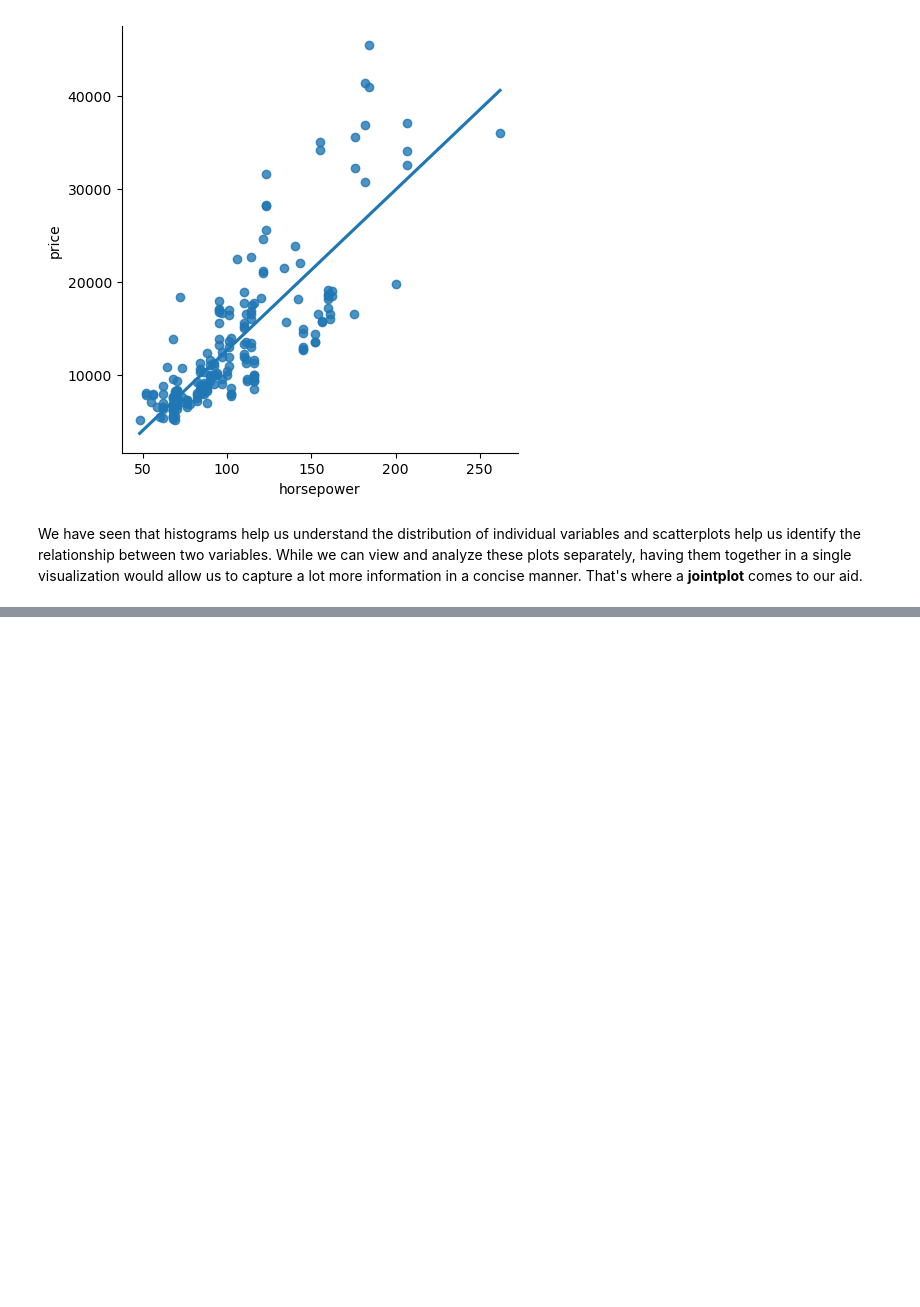
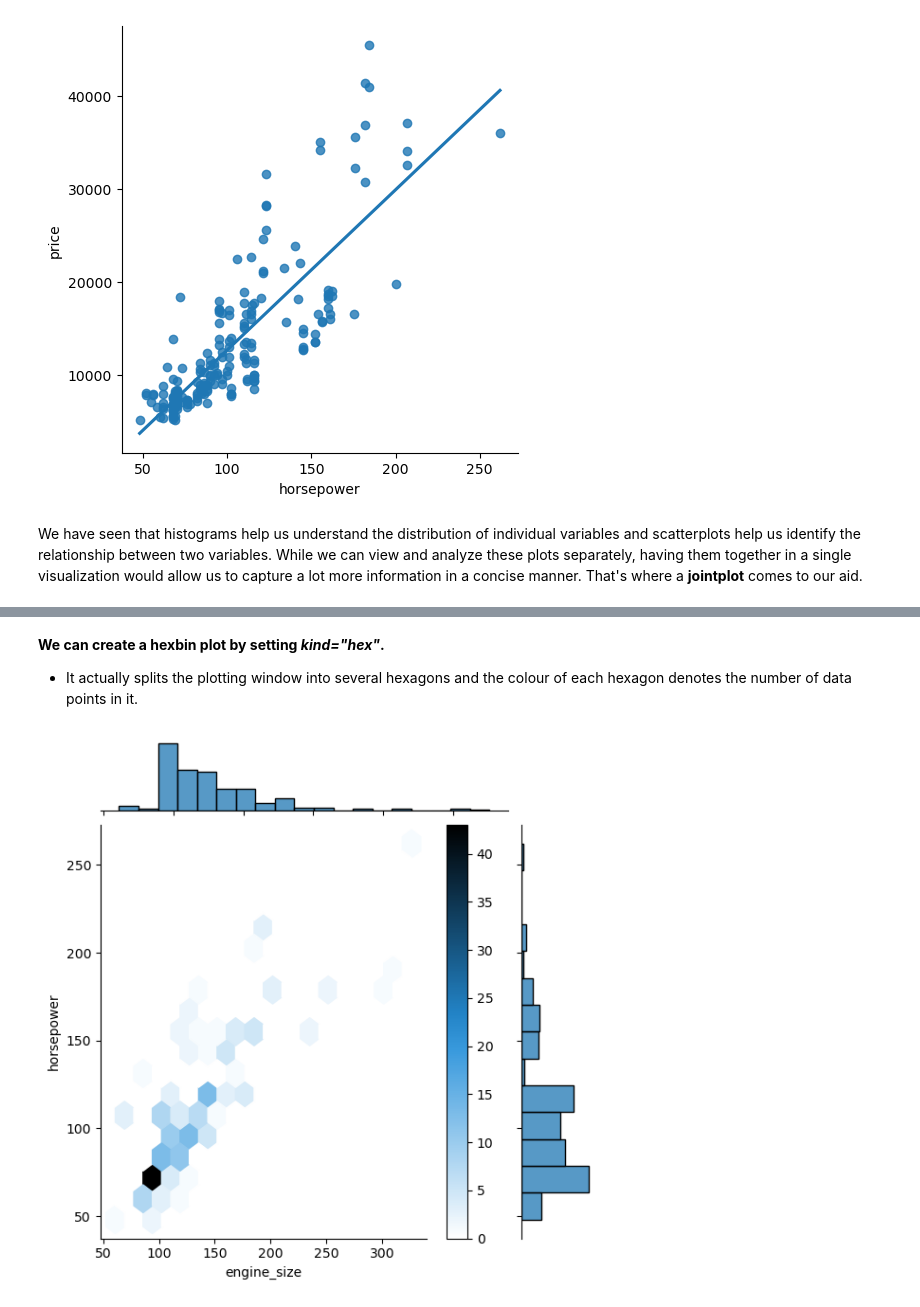
Before and after one commit to pratikp2/Python, a Jupyter notebook: ML Libraries/3.Data_Visualization.ipynb, the cells around one changed output, grey strips where cells are left out. Cells and saved outputs as stored; diff of their text form; code cells hidden in the pictures; blank space fills up the shorter version.

```diff
--- a/ML Libraries/3.Data_Visualization.ipynb
+++ b/ML Libraries/3.Data_Visualization.ipynb
@@ -483,0 +502,9 @@ We have seen that histograms help us understand the distribution of individual v
+# %% [markdown]
+**We can create a hexbin plot by setting *kind="hex"*.**
+
+- It actually splits the plotting window into several hexagons and the colour of each hexagon denotes the number of data points in it.
+# %%
+sns.jointplot(data=df, x='engine_size', y='horsepower', kind="hex");
+plt.colorbar(); # adds a separate axis indicating the color scale in this plot
+# %% [output]
+[figure, added]
```
Also changed, not shown: parts of 74 cells of this notebook, 4 other files.
